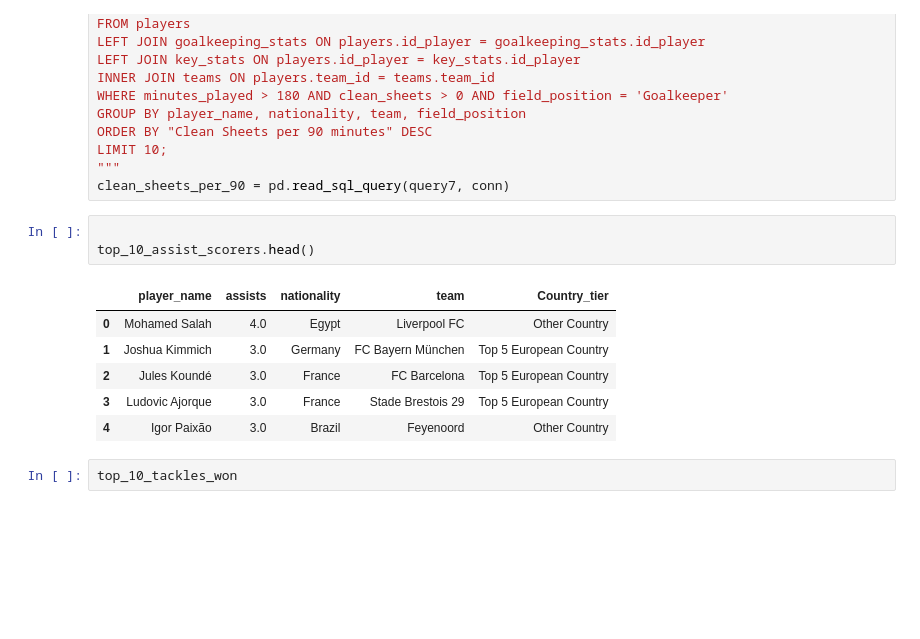
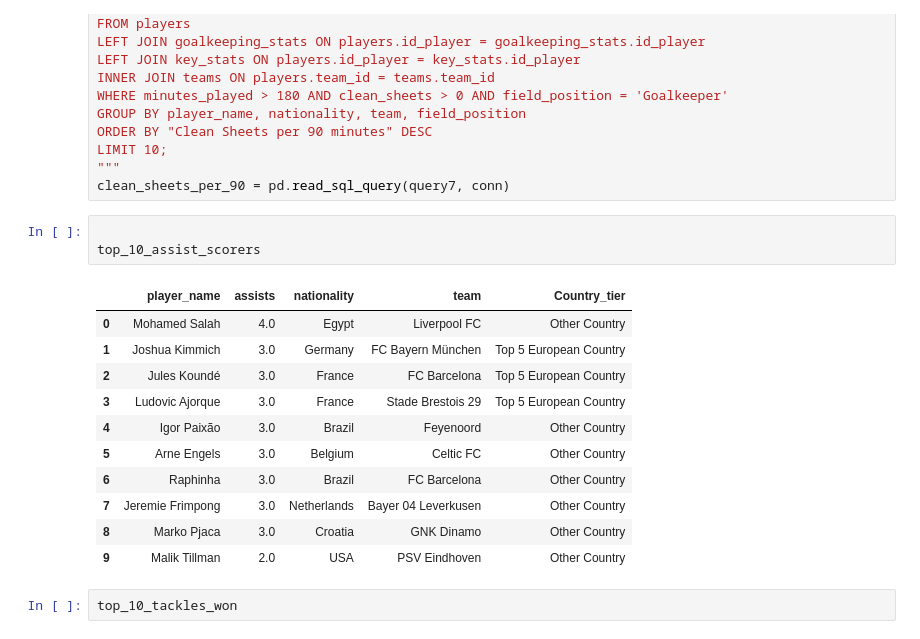
Before and after one commit to AJD1888/ucl-2025-national-performance-analysis, a Jupyter notebook: ucl-2025-national-performace-analysis.ipynb, the cells around one changed output. Saved outputs shown, nothing was run; the diff lists cells and outputs as text; blank space fills up the shorter version.

```diff
--- a/ucl-2025-national-performace-analysis.ipynb
+++ b/ucl-2025-national-performace-analysis.ipynb
@@ -265,14 +265,19 @@ LIMIT 10;
 clean_sheets_per_90 = pd.read_sql_query(query7, conn)
 # %%
 
-top_10_assist_scorers.head()
+top_10_assist_scorers
 # %% [output]
 |  | player_name | assists | nationality | team | Country_tier |
 | 0 | Mohamed Salah | 4.0 | Egypt | Liverpool FC | Other Country |
 | 1 | Joshua Kimmich | 3.0 | Germany | FC Bayern München | Top 5 European Country |
 | 2 | Jules Koundé | 3.0 | France | FC Barcelona | Top 5 European Country |
 | 3 | Ludovic Ajorque | 3.0 | France | Stade Brestois 29 | Top 5 European Country |
 | 4 | Igor Paixão | 3.0 | Brazil | Feyenoord | Other Country |
+| 5 | Arne Engels | 3.0 | Belgium | Celtic FC | Other Country |
+| 6 | Raphinha | 3.0 | Brazil | FC Barcelona | Other Country |
+| 7 | Jeremie Frimpong | 3.0 | Netherlands | Bayer 04 Leverkusen | Other Country |
+| 8 | Marko Pjaca | 3.0 | Croatia | GNK Dinamo | Other Country |
+| 9 | Malik Tillman | 2.0 | USA | PSV Eindhoven | Other Country |
 # %%
 top_10_tackles_won
 # %% [output]
```
Also changed, not shown: parts of 3 cells of this notebook, 14 other files.
